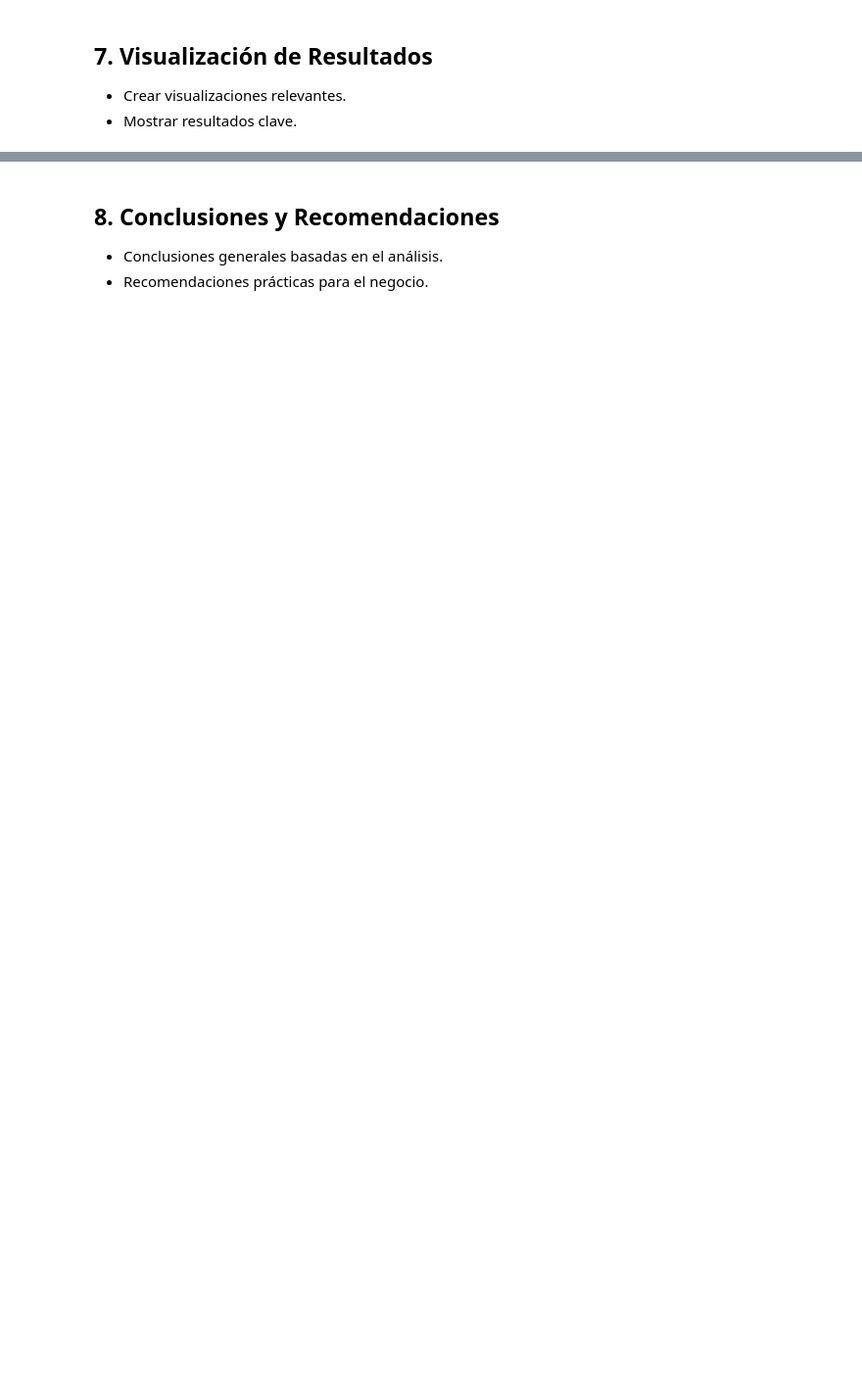
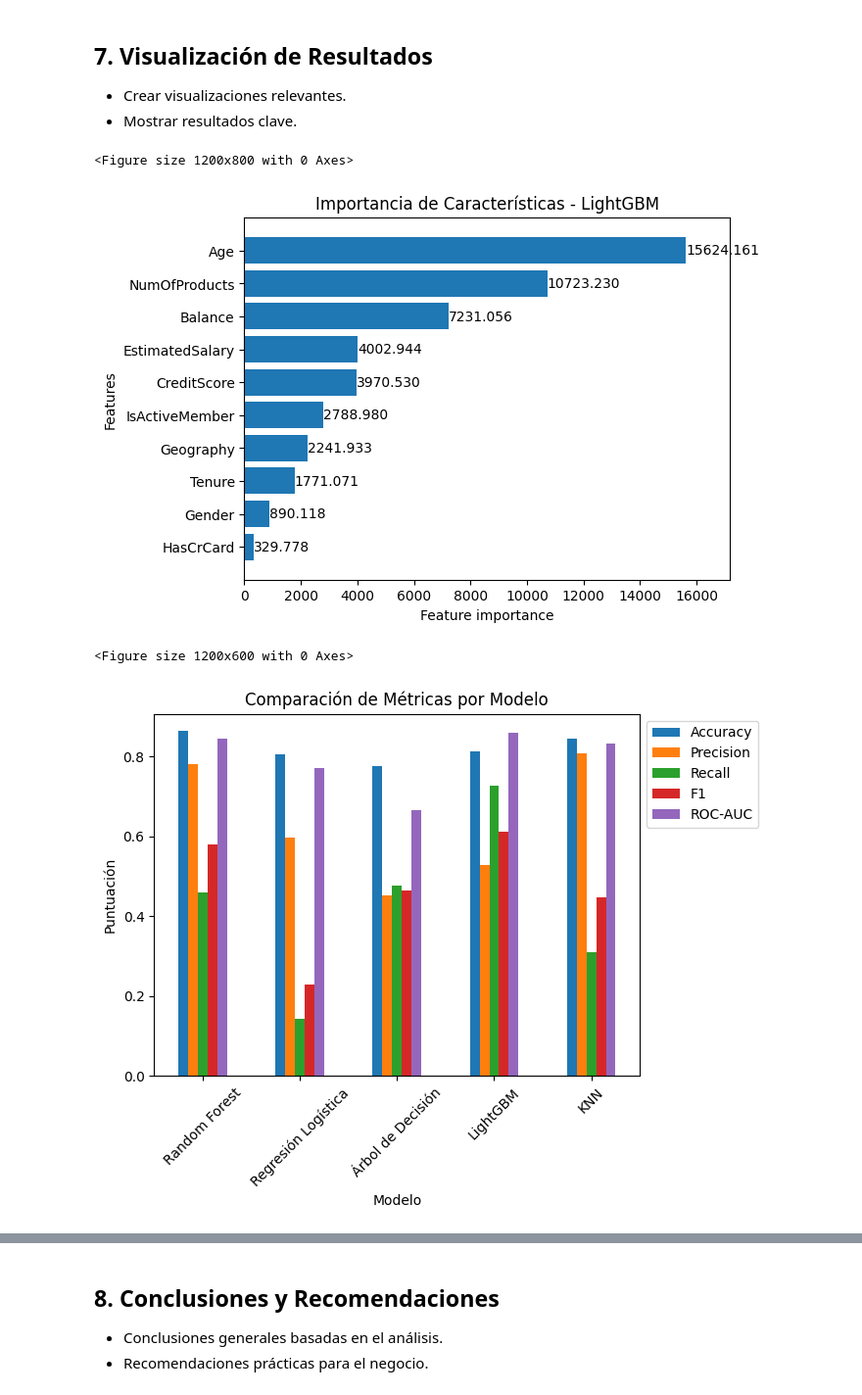
Before and after one commit to DarkinMC/CustomerChurn_Prediction_BankingSector_1AN-213_HAN_G4, a Jupyter notebook: Bank_customer_churn_pred.ipynb, the cells around one changed output, grey strips where cells are left out. Shown at 98% size. Saved outputs shown, nothing was run; the diff lists cells and outputs as text; code cells hidden in the pictures; blank space fills up the shorter version.

```diff
--- a/Bank_customer_churn_pred.ipynb
+++ b/Bank_customer_churn_pred.ipynb
@@ -737,0 +381,37 @@ Threshold optimo:0.3126836096222917
+# %%
+# Importancia de características (LightGBM)
+plt.figure(figsize=(12, 8))
+lgb.plot_importance(best_lgb, importance_type='gain', max_num_features=15,
+                    title='Importancia de Características - LightGBM',
+                    height=0.8, grid=False)
+plt.show()
+
+# Comparación de modelos
+metricas = []
+for nombre, modelo in modelos.items():
+    y_pred = modelo.predict(X_test)
+    y_proba = modelo.predict_proba(X_test)[:, 1] if hasattr(modelo, "predict_proba") else None
+
+    metricas.append({
+        'Modelo': nombre,
+        'Accuracy': accuracy_score(y_test, y_pred),
+        'Precision': precision_score(y_test, y_pred),
+        'Recall': recall_score(y_test, y_pred),
+        'F1': f1_score(y_test, y_pred),
+        'ROC-AUC': roc_auc_score(y_test, y_proba) if y_proba is not None else np.nan
+    })
+
+df_metricas = pd.DataFrame(metricas).set_index('Modelo')
+plt.figure(figsize=(12, 6))
+df_metricas.plot(kind='bar', rot=45)
+plt.title('Comparación de Métricas por Modelo')
+plt.ylabel('Puntuación')
+plt.legend(loc='upper left', bbox_to_anchor=(1,1))
+plt.show()
+
+print(df_metricas)
+# %% [output]
+<Figure size 1200x800 with 0 Axes>
+[figure, added]
+<Figure size 1200x600 with 0 Axes>
+[figure, added]
```
Also changed, not shown: parts of 51 cells of this notebook.
